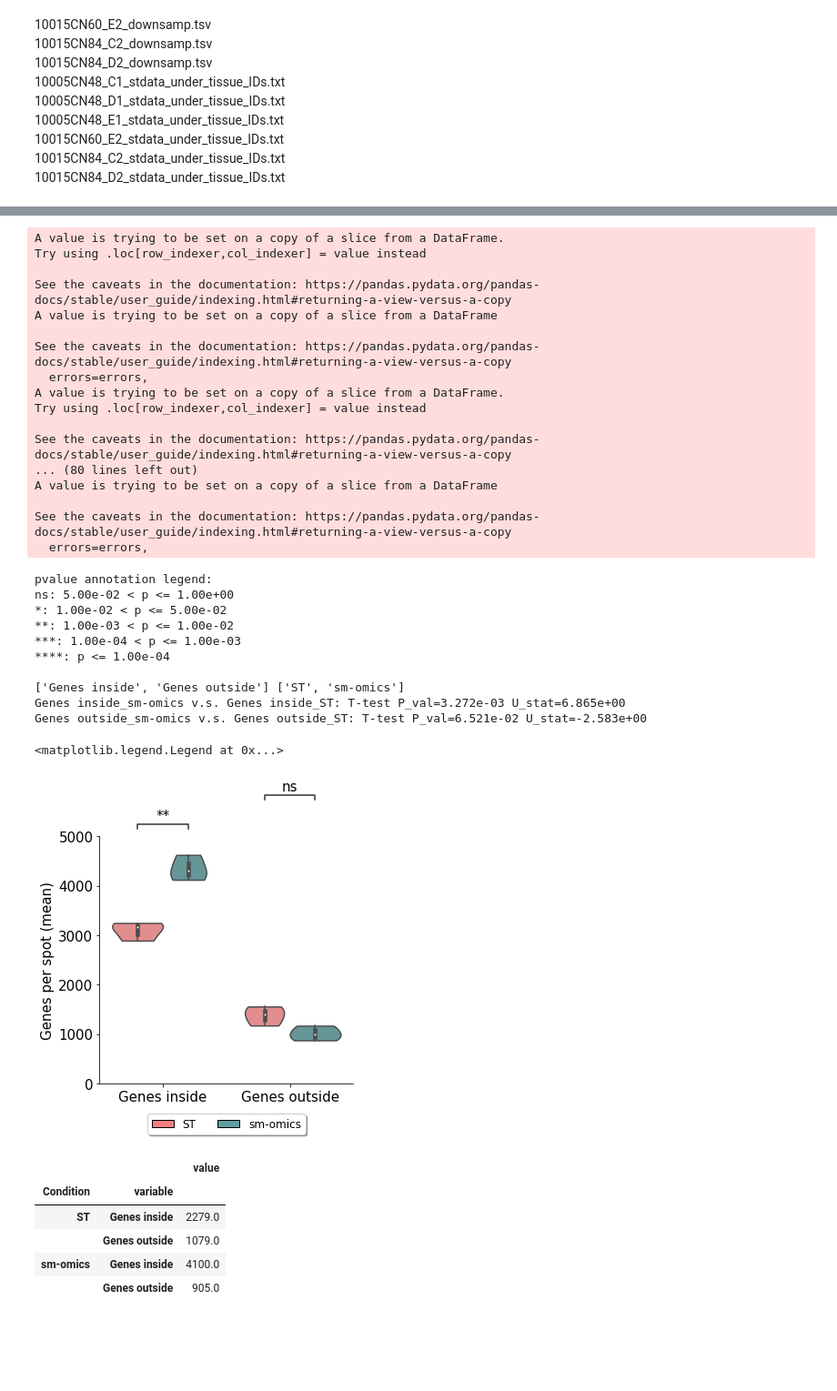
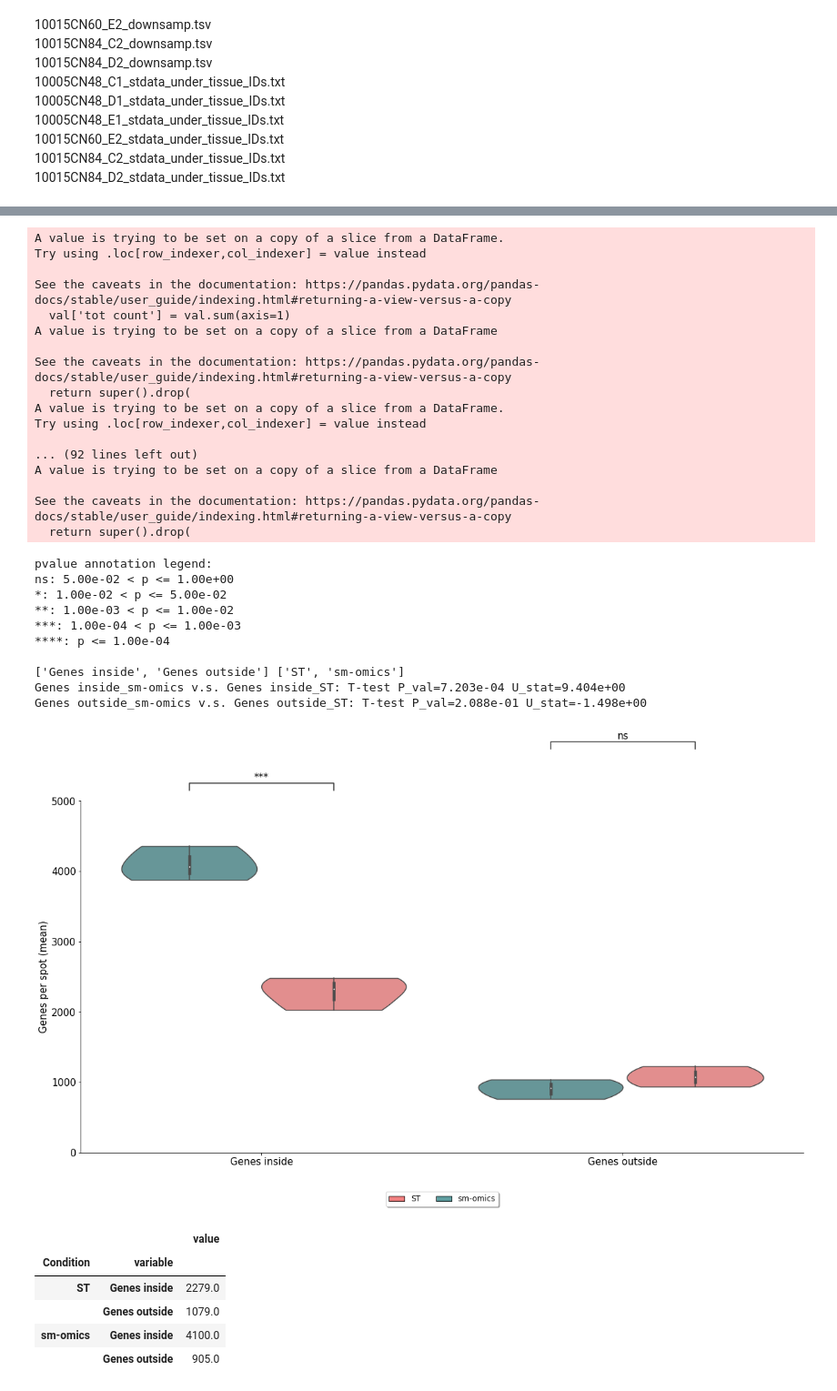
Before and after one commit to klarman-cell-observatory/sm-omics, a Jupyter notebook: smomics_performance/ST_vs_Sm-omics_genes_and_umis_per_spot.ipynb, the cells around one changed output, grey strips where cells are left out. Shown at 91% size. Drawn from its saved outputs; the diff is of its cells as text; code cells hidden in the pictures; blank space fills up the shorter version.

```diff
--- a/smomics_performance/ST_vs_Sm-omics_genes_and_umis_per_spot.ipynb
+++ b/smomics_performance/ST_vs_Sm-omics_genes_and_umis_per_spot.ipynb
@@ -436,6 +436,7 @@ seq_depth = {'10015CN84_D2':[23113376, 23],
 
 gene_dict = {}
 umi_dict = {}
+total_counts_dict = {}
 for key, value in files_underoutside_tissue_dict.items():
 
     for i, val in enumerate(value): # [inside/outside] of tissue
@@ -448,6 +449,7 @@ for key, value in files_underoutside_tissue_dict.items():
 
         # Remove tot count column
         value_red.drop(['tot count'], axis = 1, inplace=True)
+        total_counts = sum(value_red.sum(axis = 1))
 
         # Count non-zero values per spot, and take mean value
         genes_per_spot = value_red.astype(bool).sum(axis = 0).mean()
@@ -456,37 +458,42 @@ for key, value in files_underoutside_tissue_dict.items():
         if i == 0: # inside tissue
             gene_dict[key] = [genes_per_spot]
             umi_dict[key] = [umis_per_spot]
+            total_counts_dict[key] = [total_counts]
         elif i == 1: # outside tissue
             gene_dict[key].append(genes_per_spot)
             umi_dict[key].append(umis_per_spot)
+            total_counts_dict[key].append(total_counts)
 
 # Make dataframe out of dict
 df = pd.DataFrame.from_dict(gene_dict, orient='index', columns=['Genes inside', 'Genes outside']).reset_index()
 df['Condition'] = df.apply(lambda row: condition(row), axis=1)
 df_umi = pd.DataFrame.from_dict(umi_dict, orient='index', columns=['UMIs inside', 'UMIs outside']).reset_index()
 df_umi['Condition'] = df.apply(lambda row: condition(row), axis=1)
+df_umi_total = pd.DataFrame.from_dict(total_counts_dict, orient='index', columns=['UMIs inside', 'UMIs outside']).reset_index()
+df_umi_total['Condition'] = df.apply(lambda row: condition(row), axis=1)
 
 # Prepare for plotting
 dfplot = pd.melt(df, id_vars=['index', 'Condition'], value_vars = ['Genes inside', 'Genes outside'])
 dfplot_umi = pd.melt(df_umi, id_vars=['index', 'Condition'], value_vars = ['UMIs inside', 'UMIs outside'])
+df_umi_total = pd.melt(df_umi_total, id_vars=['index', 'Condition'], value_vars = ['UMIs inside', 'UMIs outside'])
 # %% [output]
 A value is trying to be set on a copy of a slice from a DataFrame.
 Try using .loc[row_indexer,col_indexer] = value instead
 
 See the caveats in the documentation: https://pandas.pydata.org/pandas-docs/stable/user_guide/indexing.html#returning-a-view-versus-a-copy
+  val['tot count'] = val.sum(axis=1)
 A value is trying to be set on a copy of a slice from a DataFrame
 
 See the caveats in the documentation: https://pandas.pydata.org/pandas-docs/stable/user_guide/indexing.html#returning-a-view-versus-a-copy
-  errors=errors,
+  return super().drop(
 A value is trying to be set on a copy of a slice from a DataFrame.
 Try using .loc[row_indexer,col_indexer] = value instead
 
-See the caveats in the documentation: https://pandas.pydata.org/pandas-docs/stable/user_guide/indexing.html#returning-a-view-versus-a-copy
-... (80 lines left out)
+... (92 lines left out)
 A value is trying to be set on a copy of a slice from a DataFrame
 
 See the caveats in the documentation: https://pandas.pydata.org/pandas-docs/stable/user_guide/indexing.html#returning-a-view-versus-a-copy
-  errors=errors,
+  return super().drop(
 # %%
 'Plots violin plots inside vs. outside tissue: Genes'
 fig = plt.figure(figsize=(5, 5))
@@ -496,7 +503,7 @@ y='value'
 hue = 'Condition'
 data=dfplot
 
-ax = sns.violinplot(x=x, y=y, data=data, hue=hue, order = ['Genes inside', 'Genes outside'], palette = [ 'lightcoral','cadetblue'], cut=0)
+ax = sns.violinplot(x=x, y=y, data=data, hue=hue, hue_order = [ 'sm-omics','ST',], order = ['Genes inside', 'Genes outside'], palette = [ 'cadetblue','lightcoral',], cut=0)
 
 # change background color and figure borders
 back_c = 'white'
@@ -525,41 +532,40 @@ add_stat_annotation(ax, data=data, x=x, y=y, hue=hue,
                     box_pairs=boxPairList,
                     test='ttest', text_format='star', loc='outside', verbose=2, fontsize=15)
 
 # Add patterns to distinuigh boxes
-hatch= ['////']
+# hatch= ['////']
 # for i, thisviolin in enumerate(ax.get_children()):
 #     if isinstance(thisviolin, mpl.collections.PolyCollection):
 #         if i in [2, 6]:
 #             thisviolin.set_hatch(hatch =hatch[0])
 #             thisviolin.set_edgecolor('k')
 
 # Legend
 handles, labels = ax.get_legend_handles_labels()
 labels2 = [ 'ST','sm-omics']
 handles2 = handles[0:2]
 
 inside_patch = mpatches.Patch( facecolor='lightcoral', label=labels2[0], edgecolor='k')
 outside_patch= mpatches.Patch( facecolor='cadetblue',  label=labels2[1], edgecolor='k')
 ax.legend(handles = [inside_patch, outside_patch],loc='upper center', bbox_to_anchor=(0.5, -0.1),
           fancybox=True, shadow=True, ncol=2, fontsize=12)
 
 
-# fig.set_size_inches(20, 10)
-# plt.savefig("../../figures/SM_ST_Genes.pdf", transparent=True, bbox_inches = 'tight',
-#    pad_inches = 0, dpi=1200)
+fig.set_size_inches(20, 10)
+plt.savefig("../../figures/SM_ST_Genes.pdf", transparent=True, bbox_inches = 'tight',
+   pad_inches = 0, dpi=1200)
 # %% [output]
 pvalue annotation legend:
 ns: 5.00e-02 < p <= 1.00e+00
 *: 1.00e-02 < p <= 5.00e-02
 **: 1.00e-03 < p <= 1.00e-02
 ***: 1.00e-04 < p <= 1.00e-03
 ****: p <= 1.00e-04
 
 ['Genes inside', 'Genes outside'] ['ST', 'sm-omics']
-Genes inside_sm-omics v.s. Genes inside_ST: T-test P_val=3.272e-03 U_stat=6.865e+00
-Genes outside_sm-omics v.s. Genes outside_ST: T-test P_val=6.521e-02 U_stat=-2.583e+00
+Genes inside_sm-omics v.s. Genes inside_ST: T-test P_val=7.203e-04 U_stat=9.404e+00
+Genes outside_sm-omics v.s. Genes outside_ST: T-test P_val=2.088e-01 U_stat=-1.498e+00
-<matplotlib.legend.Legend at 0x...>
-[figure, old version]
+[figure, new version]
 # %%
 data.groupby(['Condition', 'variable']).mean().round()
 # %% [output]
```
Also changed, not shown: parts of 5 cells of this notebook, 3 other files.
